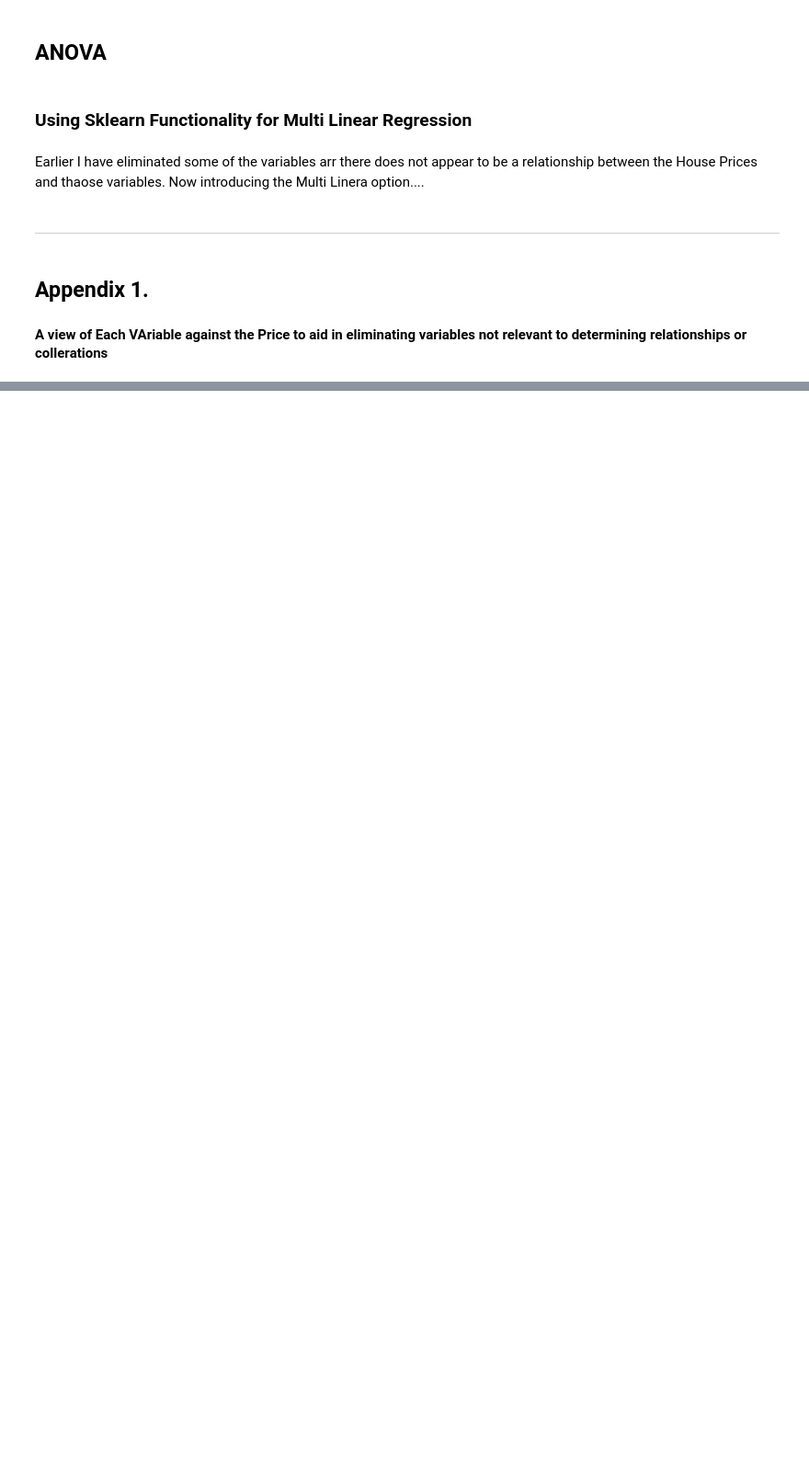
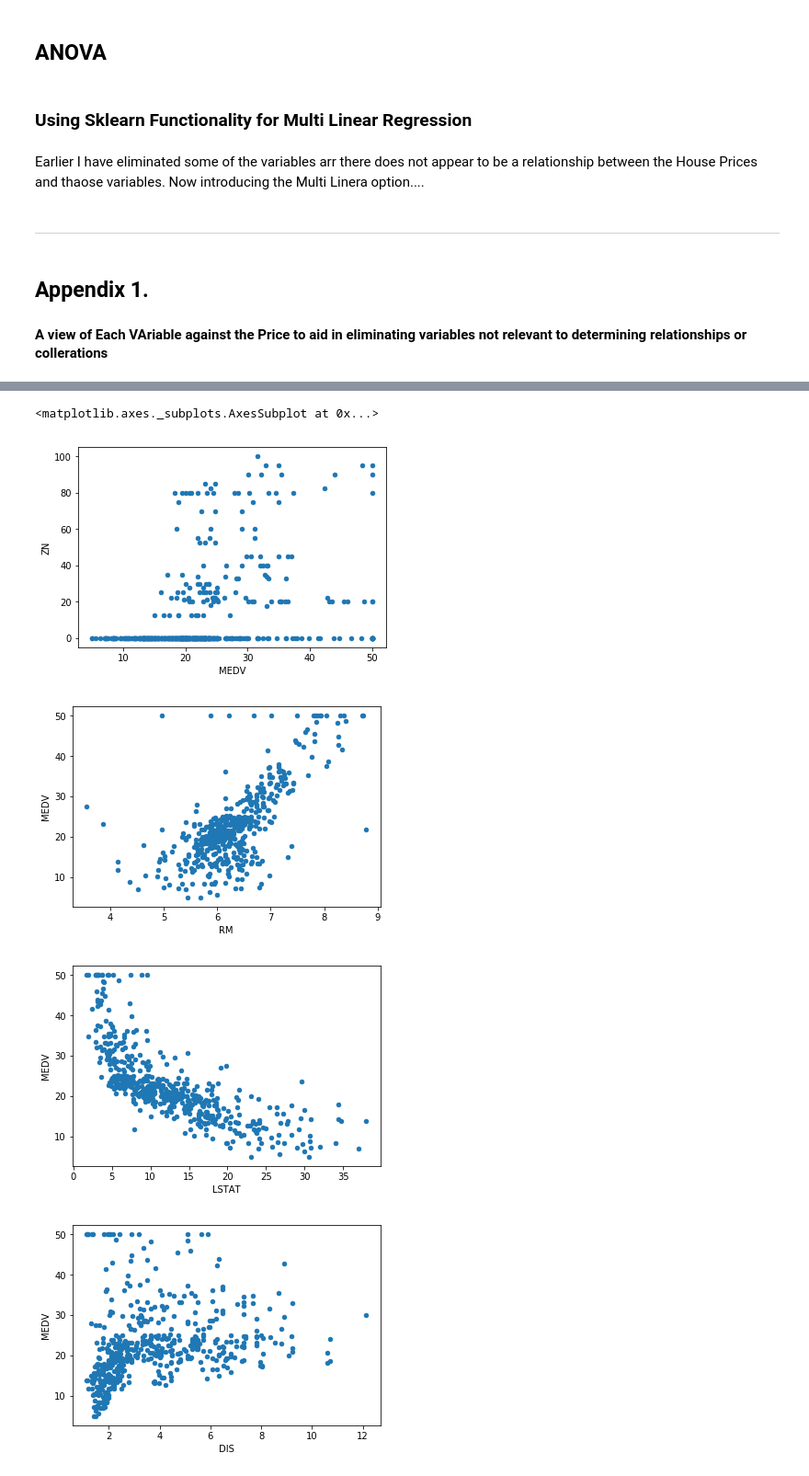
Before and after one commit to JohnONeillGMIT/MLandStatistics, a Jupyter notebook: Boston House Prices.ipynb, the cells around one changed output, grey strips where cells are left out. Shown at 92% size. Cells and saved outputs as stored; diff of their text form; code cells hidden in the pictures; blank space fills up the shorter version.

```diff
--- a/Boston House Prices.ipynb
+++ b/Boston House Prices.ipynb
@@ -352,0 +402,14 @@ df.boxplot()
+# %%
+df.plot.scatter(x='MEDV', y='ZN')
+df.plot.scatter(y='MEDV', x='RM');
+df.plot.scatter(y='MEDV', x='LSTAT');
+df.plot.scatter(y='MEDV', x='DIS');
+df.plot.scatter(y='MEDV', x='B');
+df.plot.scatter(y='MEDV', x='NOX');
+df.plot.scatter(y='MEDV', x='ZN')
+# %% [output]
+<matplotlib.axes._subplots.AxesSubplot at 0x...>
+[figure, added]
+[figure, added]
+[figure, added]
+[figure, added]
```
Also changed, not shown: parts of 34 cells of this notebook.
